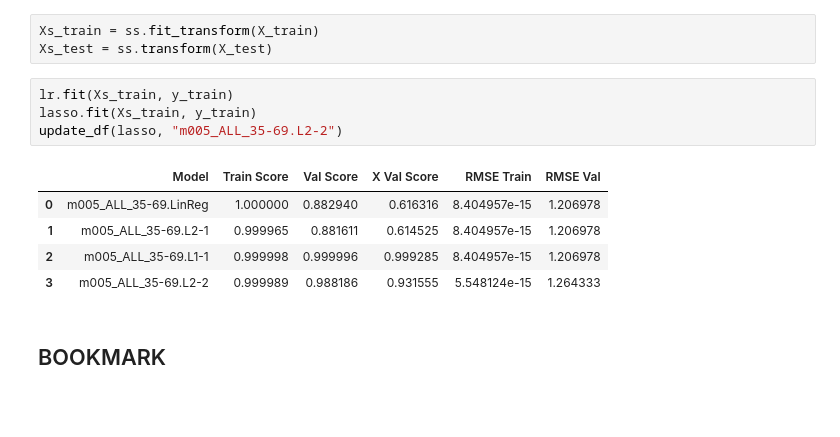
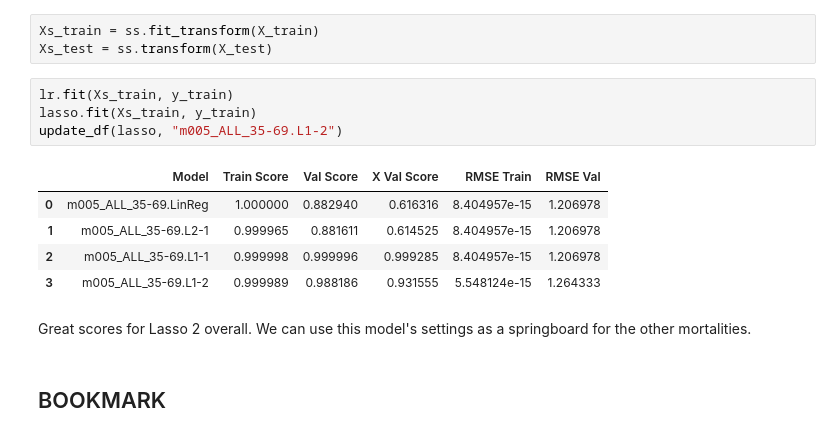
Before and after one commit to colbytse/community_health_project, a Jupyter notebook: modeling-ct.ipynb, the cells around one changed output. Drawn from its saved outputs; the diff is of its cells as text; blank space fills up the shorter version.

```diff
--- a/modeling-ct.ipynb
+++ b/modeling-ct.ipynb
@@ -284,12 +285,14 @@ Xs_test = ss.transform(X_test)
 # %%
 lr.fit(Xs_train, y_train)
 lasso.fit(Xs_train, y_train)
-update_df(lasso, "m005_ALL_35-69.L2-2")
+update_df(lasso, "m005_ALL_35-69.L1-2")
 # %% [output]
 |  | Model | Train Score | Val Score | X Val Score | RMSE Train | RMSE Val |
 | 0 | m005_ALL_35-69.LinReg | 1.000000 | 0.882940 | 0.616316 | 8.404957e-15 | 1.206978 |
 | 1 | m005_ALL_35-69.L2-1 | 0.999965 | 0.881611 | 0.614525 | 8.404957e-15 | 1.206978 |
 | 2 | m005_ALL_35-69.L1-1 | 0.999998 | 0.999996 | 0.999285 | 8.404957e-15 | 1.206978 |
-| 3 | m005_ALL_35-69.L2-2 | 0.999989 | 0.988186 | 0.931555 | 5.548124e-15 | 1.264333 |
+| 3 | m005_ALL_35-69.L1-2 | 0.999989 | 0.988186 | 0.931555 | 5.548124e-15 | 1.264333 |
+# %% [markdown]
+Great scores for Lasso 2 overall. We can use this model's settings as a springboard for the other mortalities.
 # %% [markdown]
 ## BOOKMARK
```
Also changed, not shown: parts of 16 cells of this notebook.
